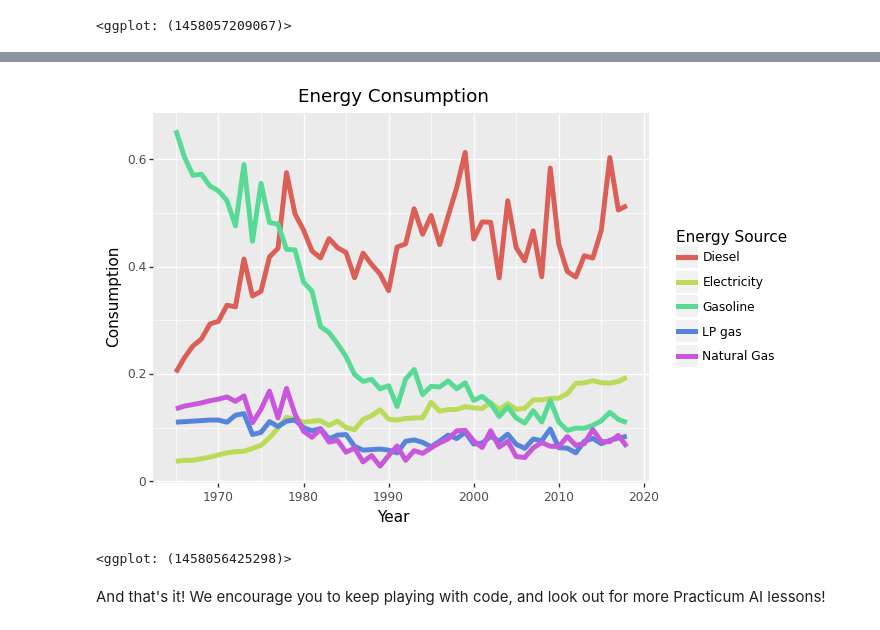
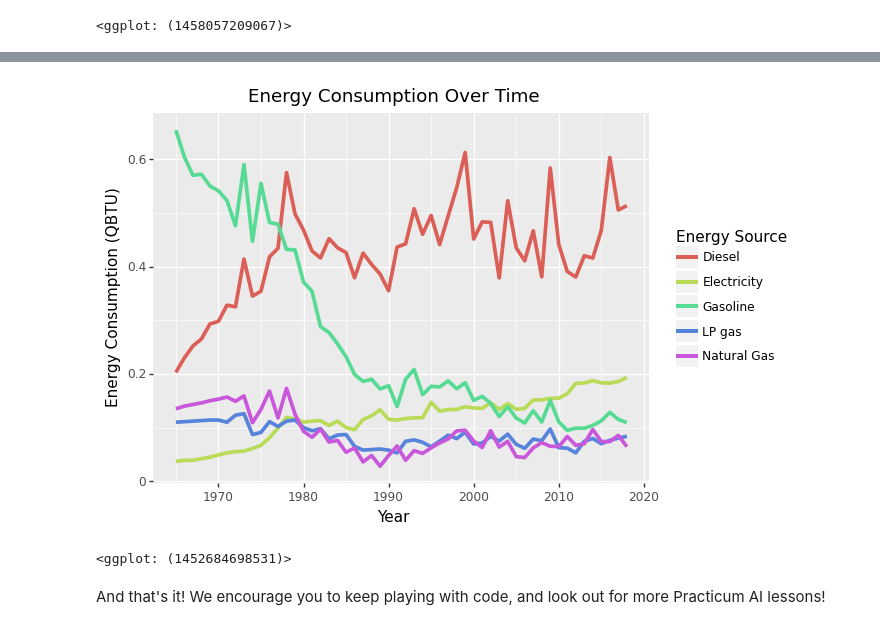
Before and after one commit to Tgeer512/python-for-ai, a Jupyter notebook: 04_more_data_visualization.ipynb, the cells around one changed output, grey strips where cells are left out. Saved outputs shown, nothing was run; the diff lists cells and outputs as text; code cells hidden in the pictures.

Commit message:
Data visualization

```diff
--- a/04_more_data_visualization.ipynb
+++ b/04_more_data_visualization.ipynb
@@ -333,11 +333,11 @@ There are a few more things we could do. Use the [`plotnine` documentation](http
 # %%
 # Add your code here
 (p9.ggplot(data=energy_data_long,
            mapping=p9.aes(x='Year', y='Consumption', color='Energy Source'))
-    + p9.geom_line() + p9.ggtitle('Energy Consumption')+ p9.geom_line(size=2))
+    + p9.geom_line() + p9.ggtitle('Energy Consumption Over Time')+ p9.geom_line(size=1.5) + p9.ylab('Energy Consumption (QBTU)'))
 # %% [output]
-[figure, old version]
+[figure, new version]
-<ggplot: (1458056425298)>
+<ggplot: (1452684698531)>
 # %% [markdown]
 And that's it! We encourage you to keep playing with code, and look out for more Practicum AI lessons!
 # %% [markdown]
```
Also changed, not shown: parts of 1 cell of this notebook.
